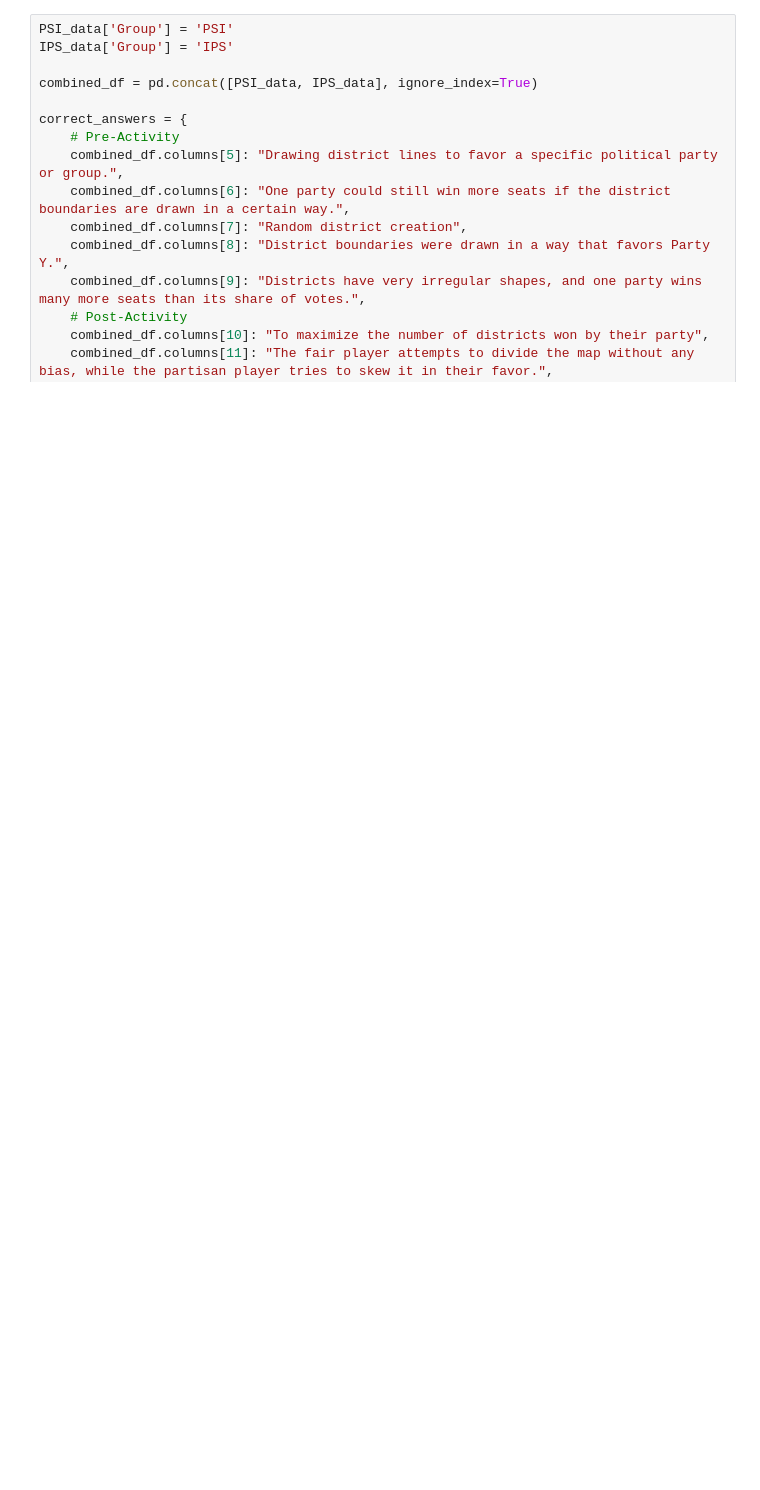
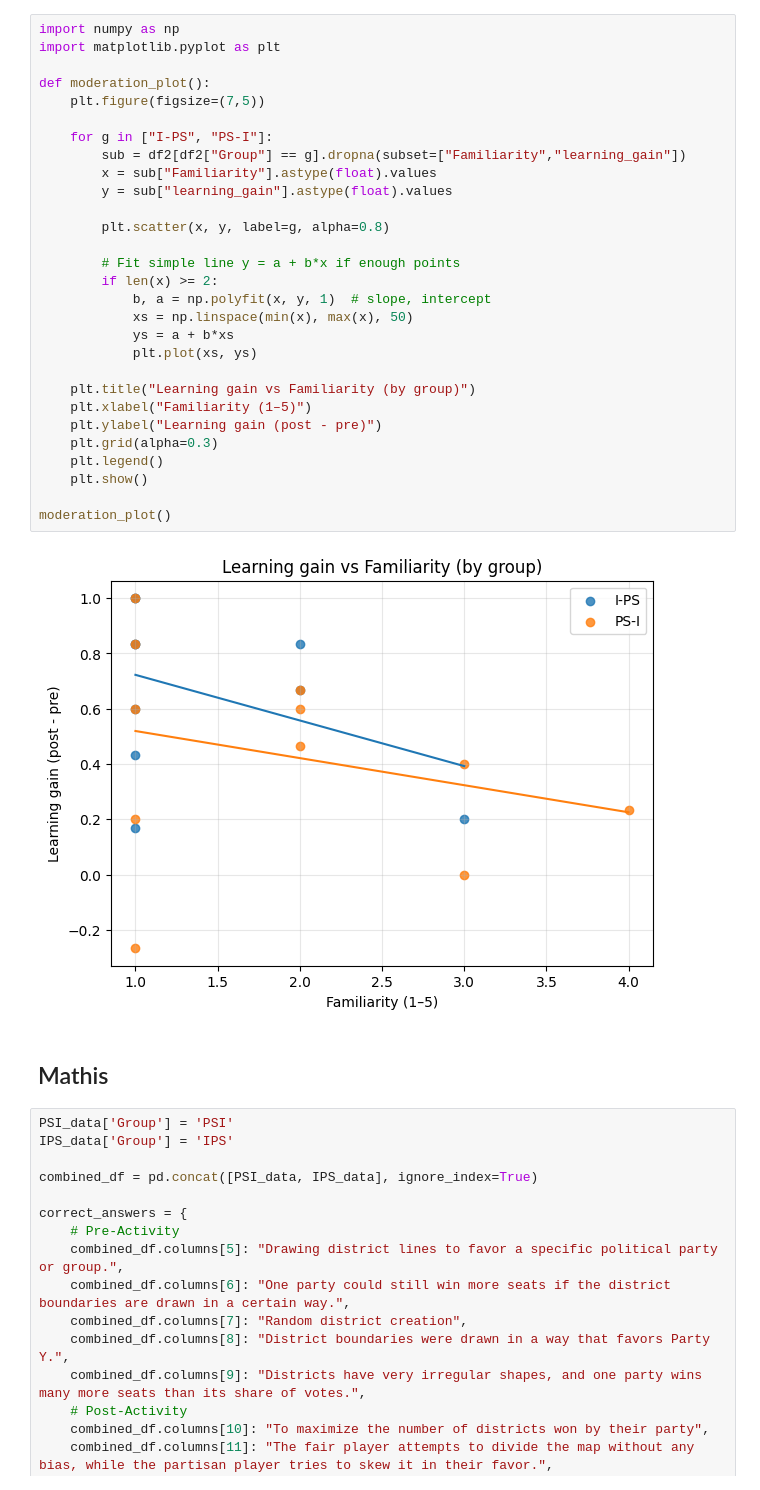
Before and after one commit to mathisrich/Gerrymandering-CS411, a Jupyter notebook: data_analysis/ANOVA_analysis.ipynb, the cells around one changed output. Cells and saved outputs as stored; diff of their text form; blank space fills up the shorter version.

```diff
--- a/data_analysis/ANOVA_analysis.ipynb
+++ b/data_analysis/ANOVA_analysis.ipynb
@@ -18,3 +456,36 @@ PSI_data.head(1)
+# %%
+import numpy as np
+import matplotlib.pyplot as plt
+
+def moderation_plot():
+    plt.figure(figsize=(7,5))
+
+    for g in ["I-PS", "PS-I"]:
+        sub = df2[df2["Group"] == g].dropna(subset=["Familiarity","learning_gain"])
+        x = sub["Familiarity"].astype(float).values
+        y = sub["learning_gain"].astype(float).values
+
+        plt.scatter(x, y, label=g, alpha=0.8)
+
+        # Fit simple line y = a + b*x if enough points
+        if len(x) >= 2:
+            b, a = np.polyfit(x, y, 1)  # slope, intercept
+            xs = np.linspace(min(x), max(x), 50)
+            ys = a + b*xs
+            plt.plot(xs, ys)
+
+    plt.title("Learning gain vs Familiarity (by group)")
+    plt.xlabel("Familiarity (1–5)")
+    plt.ylabel("Learning gain (post - pre)")
+    plt.grid(alpha=0.3)
+    plt.legend()
+    plt.show()
+
+moderation_plot()
+# %% [output]
+[figure, added]
+# %% [markdown]
+## Mathis
 # %%
 PSI_data['Group'] = 'PSI'
 IPS_data['Group'] = 'IPS'
```
Also changed, not shown: parts of 36 cells of this notebook.
